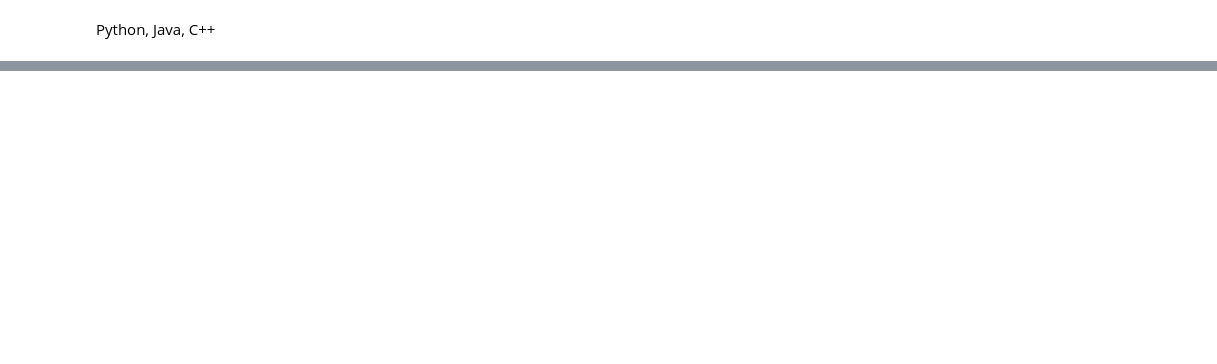
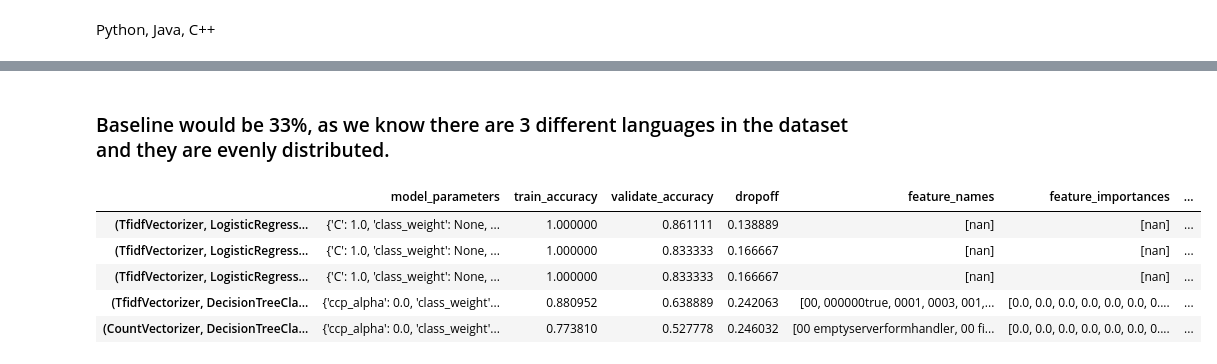
Before and after one commit to brandyn-oliver-jesse-nlp/github-readme-languages, a Jupyter notebook: explore_jesse.ipynb, the cells around one changed output, grey strips where cells are left out. Saved outputs shown, nothing was run; the diff lists cells and outputs as text; code cells hidden in the pictures; blank space fills up the shorter version.

```diff
--- a/explore_jesse.ipynb
+++ b/explore_jesse.ipynb
@@ -118,0 +250,2 @@ for col in word_counts.columns[:]:
+# %% [markdown]
+### Baseline would be 33%, as we know there are 3 different languages in the dataset and they are evenly distributed.
@@ -118,0 +284,26 @@ for col in word_counts.columns[:]:
+# %%
+results = pd.DataFrame(data = {'model_parameters': model_parameters,
+                               'train_accuracy':train_accuracies,
+                               'validate_accuracy':validate_accuracies,
+                               'dropoff': dropoffs,
+                              'feature_names':feature_names_list,
+                              'feature_importances':feature_importances_list},
+                       index=indices).sort_values('dropoff')
+# %%
+def get_top_features(row, n):
+    """Outputs a list of the top n features used for the modeling"""
+    if len(row.feature_names)<10:
+        return np.NaN
+    else:
+        return pd.Series(dict(zip(row.feature_names, row.feature_importances))).sort_values().tail(n).index.tolist()
+# %%
+results['top_features'] = results.apply(lambda row: get_top_features(row, 6), axis=1)
+# %%
+results.head()
+# %% [output]
+|  | model_parameters | train_accuracy | validate_accuracy | dropoff | feature_names | feature_importances | ... |
+| (TfidfVectorizer, LogisticRegress... | {'C': 1.0, 'class_weight': None, ... | 1.000000 | 0.861111 | 0.138889 | [nan] | [nan] | ... |
+| (TfidfVectorizer, LogisticRegress... | {'C': 1.0, 'class_weight': None, ... | 1.000000 | 0.833333 | 0.166667 | [nan] | [nan] | ... |
+| (TfidfVectorizer, LogisticRegress... | {'C': 1.0, 'class_weight': None, ... | 1.000000 | 0.833333 | 0.166667 | [nan] | [nan] | ... |
+| (TfidfVectorizer, DecisionTreeCla... | {'ccp_alpha': 0.0, 'class_weight'... | 0.880952 | 0.638889 | 0.242063 | [00, 000000true, 0001, 0003, 001,... | [0.0, 0.0, 0.0, 0.0, 0.0, 0.0, 0.... | ... |
+| (CountVectorizer, DecisionTreeCla... | {'ccp_alpha': 0.0, 'class_weight'... | 0.773810 | 0.527778 | 0.246032 | [00 emptyserverformhandler, 00 fi... | [0.0, 0.0, 0.0, 0.0, 0.0, 0.0, 0.... | ... |
```
Also changed, not shown: parts of 17 cells of this notebook.
